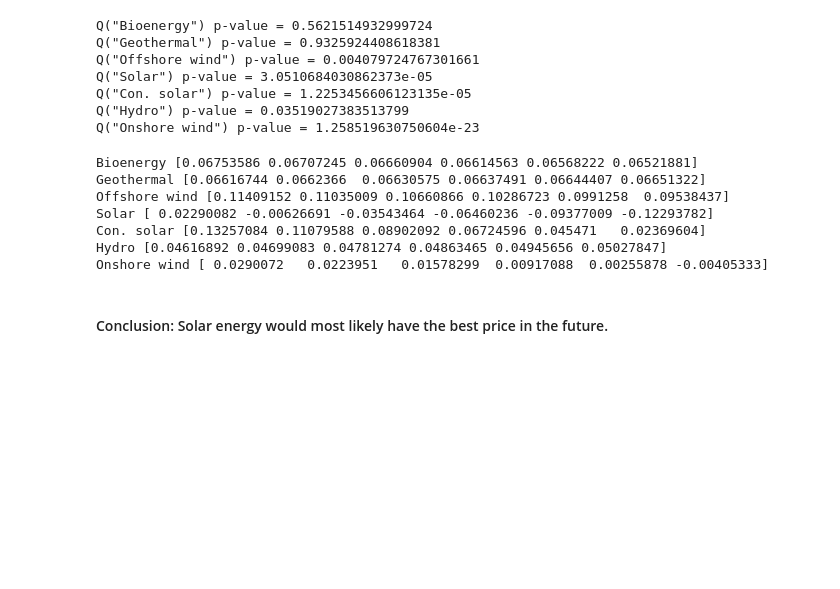
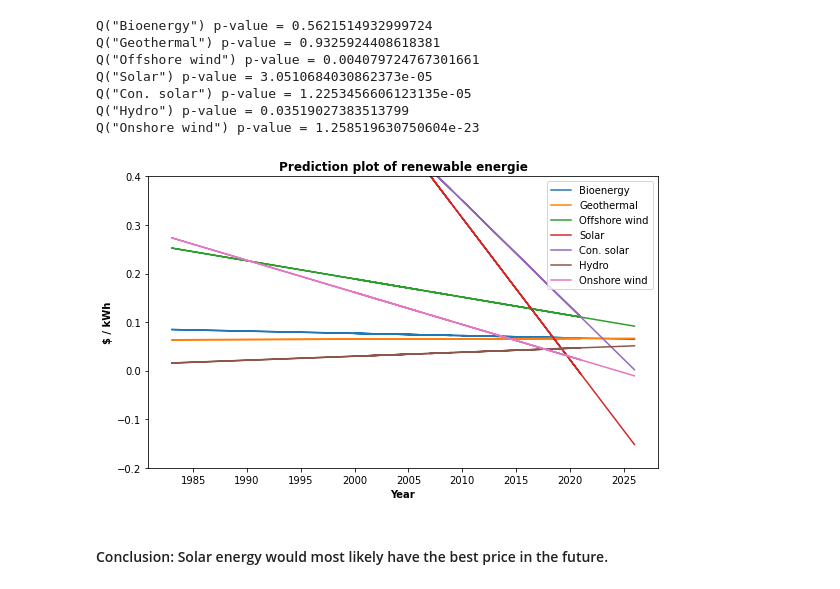
Before and after one commit to MandyP717/Data-analytics-with-python, a Jupyter notebook: Final CO2 emissions/Final assignment.ipynb, the cells around one changed output. Cells and saved outputs as stored; diff of their text form; code cells hidden in the pictures; blank space fills up the shorter version.

```diff
--- a/Final CO2 emissions/Final assignment.ipynb
+++ b/Final CO2 emissions/Final assignment.ipynb
@@ -265,21 +265,34 @@ Q("Solar") p-value = 3.0510684030862373e-05
 Q("Con. solar") p-value = 1.2253456606123135e-05
 Q("Hydro") p-value = 0.03519027383513799
 Q("Onshore wind") p-value = 1.258519630750604e-23
-# %%
-for columnNames in world_cost.columns[1::]:
-    test = world_cost.dropna(subset=[columnNames])
-    X_year = sm.add_constant(test['Year'])
-    model = sm.OLS(test[columnNames],X_year).fit()
-    predictions = model.predict(sm.add_constant([2020, 2021, 2022, 2023, 2024, 2025]))
-    print(columnNames, predictions)
-    #print(model.summary())
-# %% [output]
-Bioenergy [0.06753586 0.06707245 0.06660904 0.06614563 0.06568222 0.06521881]
-Geothermal [0.06616744 0.0662366  0.06630575 0.06637491 0.06644407 0.06651322]
-Offshore wind [0.11409152 0.11035009 0.10660866 0.10286723 0.0991258  0.09538437]
-Solar [ 0.02290082 -0.00626691 -0.03543464 -0.06460236 -0.09377009 -0.12293782]
-Con. solar [0.13257084 0.11079588 0.08902092 0.06724596 0.045471   0.02369604]
-Hydro [0.04616892 0.04699083 0.04781274 0.04863465 0.04945656 0.05027847]
-Onshore wind [ 0.0290072   0.0223951   0.01578299  0.00917088  0.00255878 -0.00405333]
+# %%
+fig4, ax4 = plt.subplots(figsize=(8,5))
+
+#adding extra year for prediction
+extra_year = np.array((2022, 2023, 2024, 2025, 2026))
+pred_cost = pd.DataFrame(np.hstack((world_cost['Year'], extra_year)), columns=['Year'])
+
+for columnNames in world_cost.columns[1::]:
+    #creating linear regression
+    test = world_cost.dropna(subset=[columnNames])
+    X_year = sm.add_constant(test['Year'])
+    model = sm.OLS(test[columnNames],X_year).fit()
+
+    #creating prediction out of sample
+    predictions = model.predict(sm.add_constant(pred_cost['Year']))
+    pred_cost[columnNames] = predictions
+    ax4.plot(pred_cost['Year'], predictions, label= f"{columnNames}")
+    #print(model.summary())
+
+ax4.set_xlabel(xlabel='Year', weight='bold')
+ax4.set_ylabel(ylabel='$ / kWh', weight='bold')
+ax4.set_title('Prediction plot of renewable energie', weight = 'bold')
+ax4.set_xticks([1985, 1990, 1995, 2000, 2005, 2010, 2015, 2020, 2025])
+ax4.set_ylim([-0.2, 0.4])
+ax4.legend(loc="best")
+plt.tight_layout()
+plt.show()
+# %% [output]
+[figure, added]
 # %% [markdown]
 #### Conclusion: Solar energy would most likely have the best price in the future.
```
Also changed, not shown: parts of 2 cells of this notebook.
